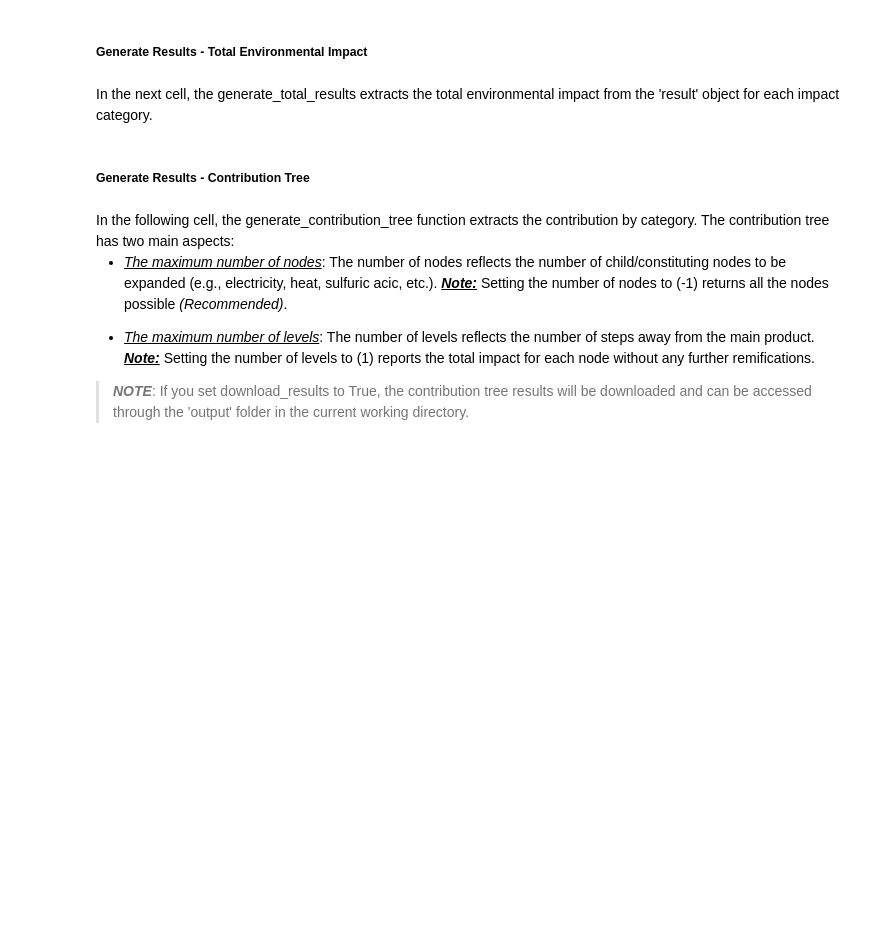
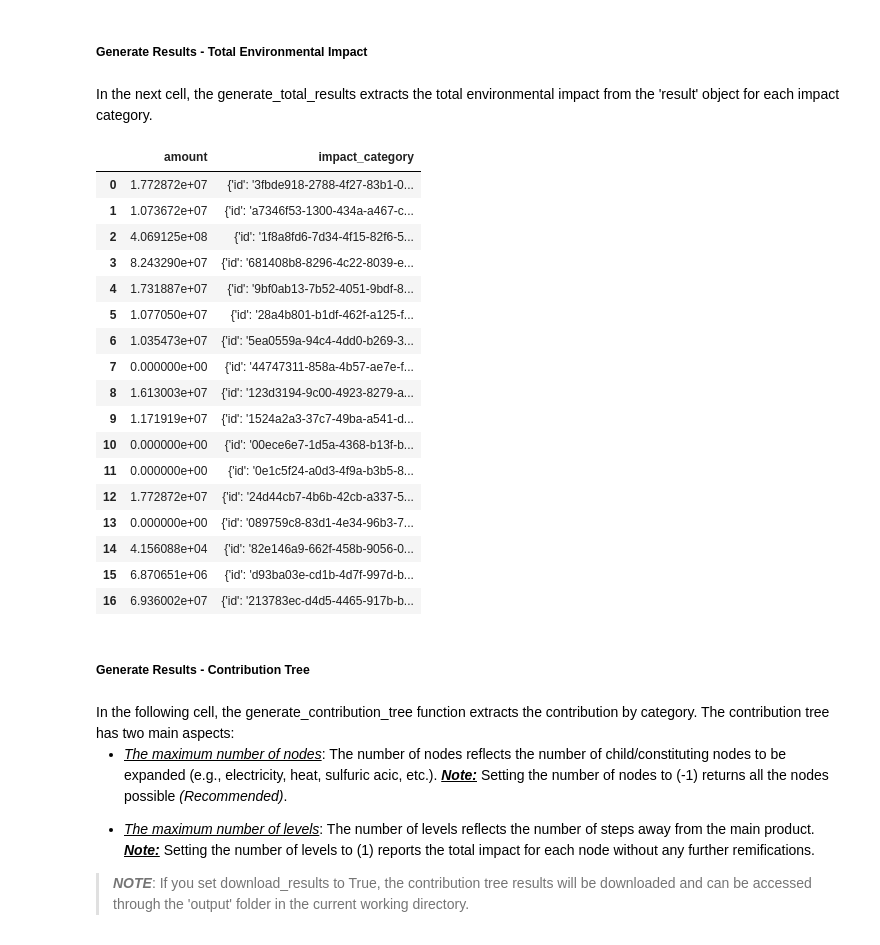
Before and after one commit to KeyLogicLCA/lca-prommis, a Jupyter notebook: PrOMMiS_LCA_Model.ipynb, the cells around one changed output. Drawn from its saved outputs; the diff is of its cells as text; code cells hidden in the pictures; blank space fills up the shorter version.

```diff
--- a/PrOMMiS_LCA_Model.ipynb
+++ b/PrOMMiS_LCA_Model.ipynb
@@ -428,8 +442,27 @@ In the next cell, the generate_total_results extracts the total environmental im
 # %%
 # use the generate_total_results function to generate the total environmental impacts
 # this also stores the results in a csv stored in the output folder
-total_impacts = lca_prommis.generate_total_results(result)
+total_impacts = lca_prommis.generate_total_results.generate_total_results(result)
 total_impacts
+# %% [output]
+|  | amount | impact_category |
+| 0 | 1.772872e+07 | {'id': '3fbde918-2788-4f27-83b1-0... |
+| 1 | 1.073672e+07 | {'id': 'a7346f53-1300-434a-a467-c... |
+| 2 | 4.069125e+08 | {'id': '1f8a8fd6-7d34-4f15-82f6-5... |
+| 3 | 8.243290e+07 | {'id': '681408b8-8296-4c22-8039-e... |
+| 4 | 1.731887e+07 | {'id': '9bf0ab13-7b52-4051-9bdf-8... |
+| 5 | 1.077050e+07 | {'id': '28a4b801-b1df-462f-a125-f... |
+| 6 | 1.035473e+07 | {'id': '5ea0559a-94c4-4dd0-b269-3... |
+| 7 | 0.000000e+00 | {'id': '44747311-858a-4b57-ae7e-f... |
+| 8 | 1.613003e+07 | {'id': '123d3194-9c00-4923-8279-a... |
+| 9 | 1.171919e+07 | {'id': '1524a2a3-37c7-49ba-a541-d... |
+| 10 | 0.000000e+00 | {'id': '00ece6e7-1d5a-4368-b13f-b... |
+| 11 | 0.000000e+00 | {'id': '0e1c5f24-a0d3-4f9a-b3b5-8... |
+| 12 | 1.772872e+07 | {'id': '24d44cb7-4b6b-42cb-a337-5... |
+| 13 | 0.000000e+00 | {'id': '089759c8-83d1-4e34-96b3-7... |
+| 14 | 4.156088e+04 | {'id': '82e146a9-662f-458b-9056-0... |
+| 15 | 6.870651e+06 | {'id': 'd93ba03e-cd1b-4d7f-997d-b... |
+| 16 | 6.936002e+07 | {'id': '213783ec-d4d5-4465-917b-b... |
 # %% [markdown]
 ##### <span style="color:black; font-weight:bold"> Generate Results - Contribution Tree </span>
 # %% [markdown]
```
Also changed, not shown: parts of 10 cells of this notebook, 3 other files.
